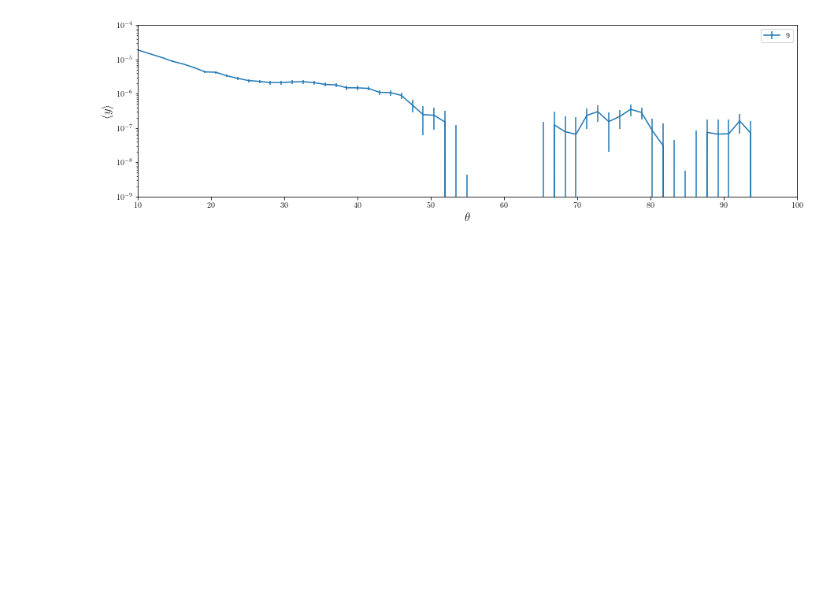
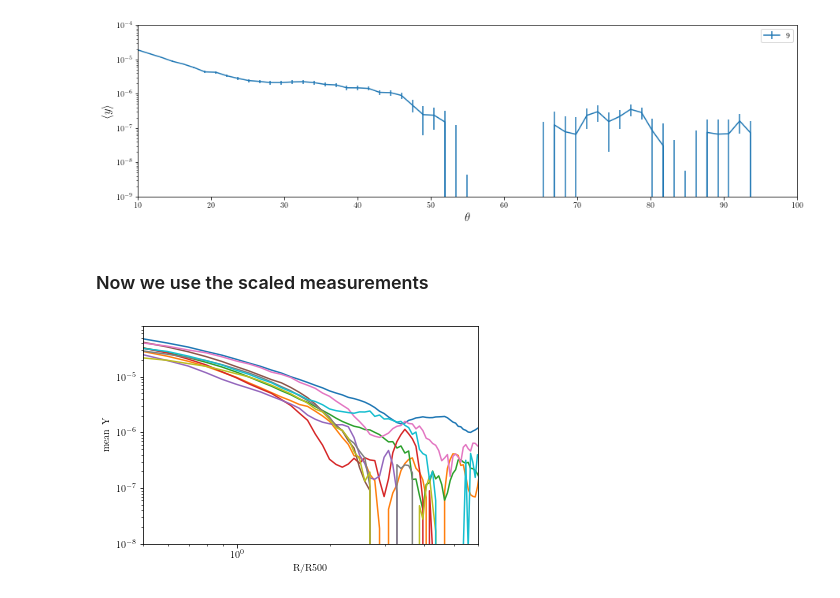
Before and after one commit to chihway/ClusterProfiles, a Jupyter notebook: planck/Stack.ipynb, the cells around one changed output. Saved outputs shown, nothing was run; the diff lists cells and outputs as text; code cells hidden in the pictures; blank space fills up the shorter version.

Commit message:
stack

```diff
--- a/planck/Stack.ipynb
+++ b/planck/Stack.ipynb
@@ -113,3 +116,32 @@ for i in range(10):
 [figure]
 [figure]
 [figure]
+# %% [markdown]
+### Now we use the scaled measurements
+# %%
+Mean_Y = []
+Var_Y = []
+
+for i in range(10):
+    data_file = np.load('Planck_cluster_bootstrap_scaled_'+str(i)+'.npz')
+    Mean_Y.append(data_file['mean_y'])
+    Var_Y.append(np.diag(data_file['cov']))
+    R_over_R500 = data_file['R_over_R500']
+
+    mplot.errorbar(R_over_R500,data_file['mean_y'], yerr=np.std(np.diag(data_file['cov'])))
+
+mplot.xscale('log')
+mplot.yscale('log')
+mplot.xlim(0.5,6)
+mplot.ylim(1e-8,8e-5)
+mplot.xlabel('R/R500')
+mplot.ylabel('mean Y')
+
+Mean_Y = np.array(Mean_Y)
+Var_Y = np.array(Var_Y)
+
+w = 1./Var_Y
+stack_Y_mean = np.sum(Mean_Y*w, axis=0)/np.sum(w, axis=0)
+stack_Y_err = (1./np.sum(w, axis=0))**0.5
+# %% [output]
+[figure, added]
```
Also changed, not shown: parts of 2 cells of this notebook, 3 other files.
